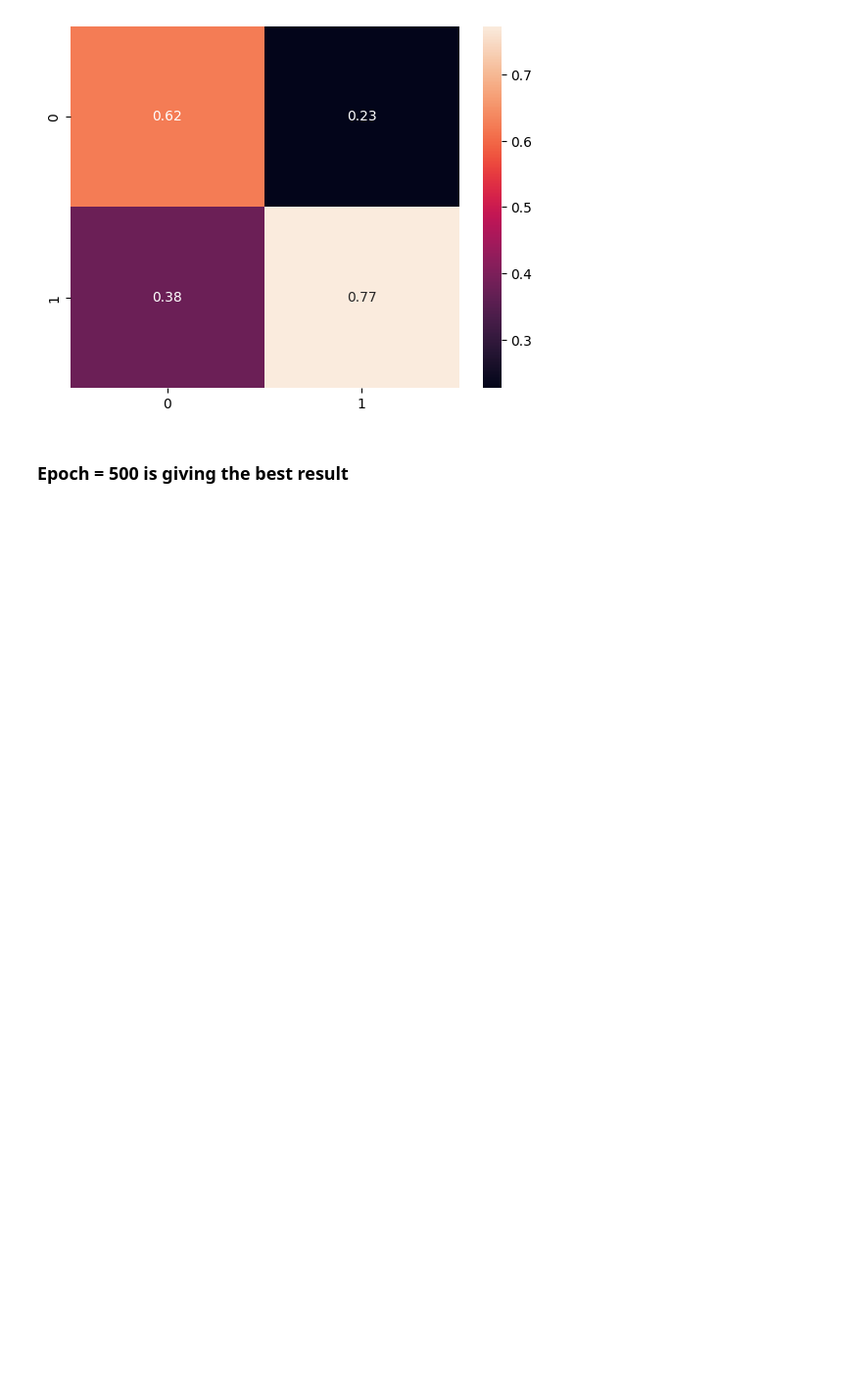
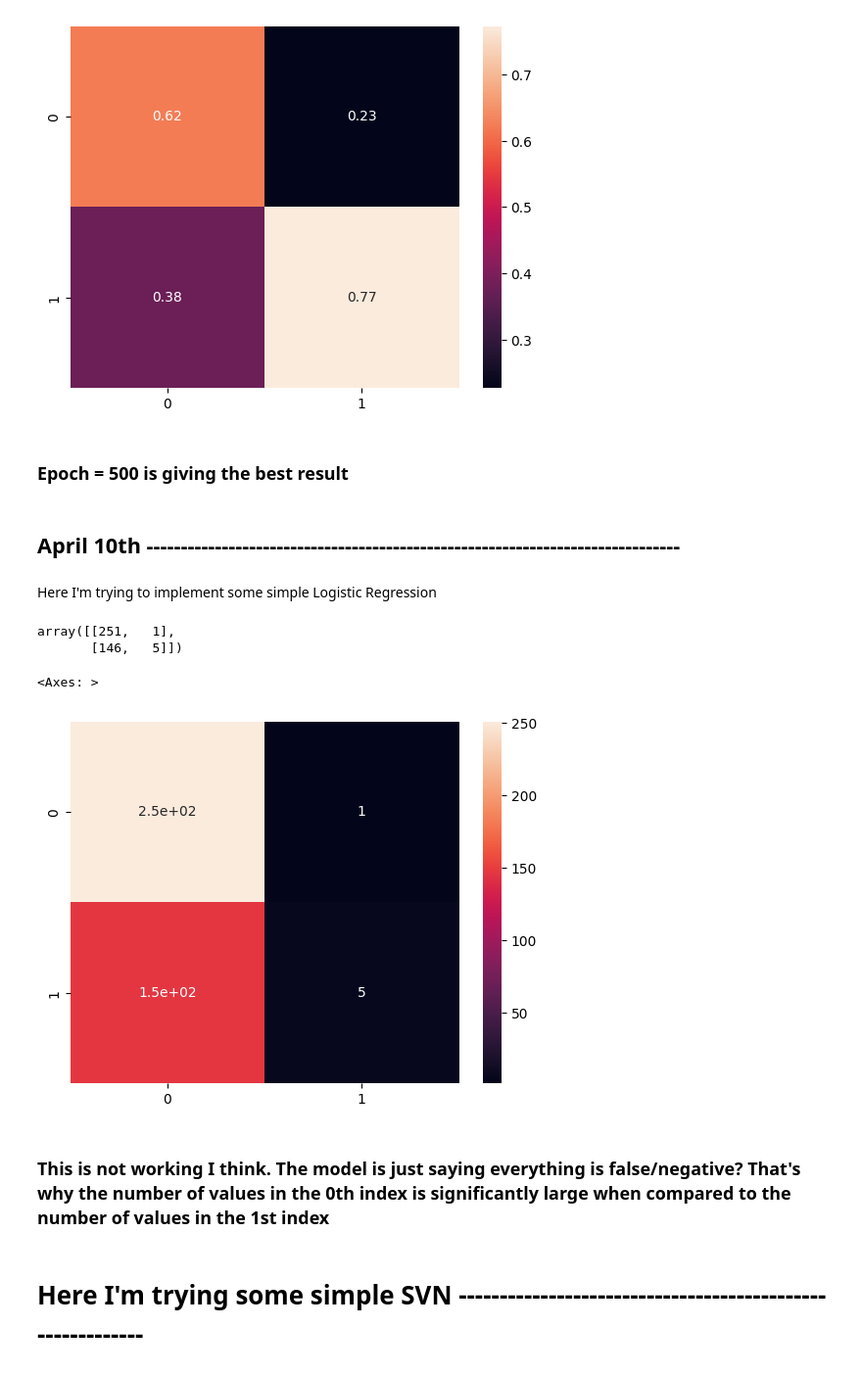
Before and after one commit to Sundaresan-Karunakaran/Data-Analysis-1, a Jupyter notebook: Sundaresan's Notebook.ipynb, the cells around one changed output. Shown at 98% size. Drawn from its saved outputs; the diff is of its cells as text; code cells hidden in the pictures; blank space fills up the shorter version.

Commit message:
Implemented SVN and Logistic Regression. But no good output

```diff
--- a/Sundaresan's Notebook.ipynb
+++ b/Sundaresan's Notebook.ipynb
@@ -614,3 +614,7 @@ Epoch 500/500
 [figure]
 # %% [markdown]
 ### Epoch = 500 is giving the best result
+# %% [markdown]
+## April 10th ------------------------------------------------------------------------------
+# %% [markdown]
+Here I'm trying to implement some simple Logistic Regression
@@ -616,0 +623,22 @@ Epoch 500/500
+# %%
+logreg = LogisticRegression(random_state=16)
+logreg.fit(X_train, y_train)
+y_pred = logreg.predict(X_test)
+# %%
+from sklearn.metrics import confusion_matrix
+
+cnf_matrix = confusion_matrix(y_test, y_pred)
+cnf_matrix
+# %% [output]
+array([[251,   1],
+       [146,   5]])
+# %%
+df_cm = pd.DataFrame(cnf_matrix, [0,1], [0,1])
+sns.heatmap(df_cm, annot=True)
+# %% [output]
+<Axes: >
+[figure, added]
+# %% [markdown]
+### This is not working I think. The model is just saying everything is false/negative? That's why the number of values in the 0th index is significantly large when compared to the number of values in the 1st index
+# %% [markdown]
+# Here I'm trying some simple SVN ----------------------------------------------------------
```
Also changed, not shown: parts of 5 cells of this notebook.
